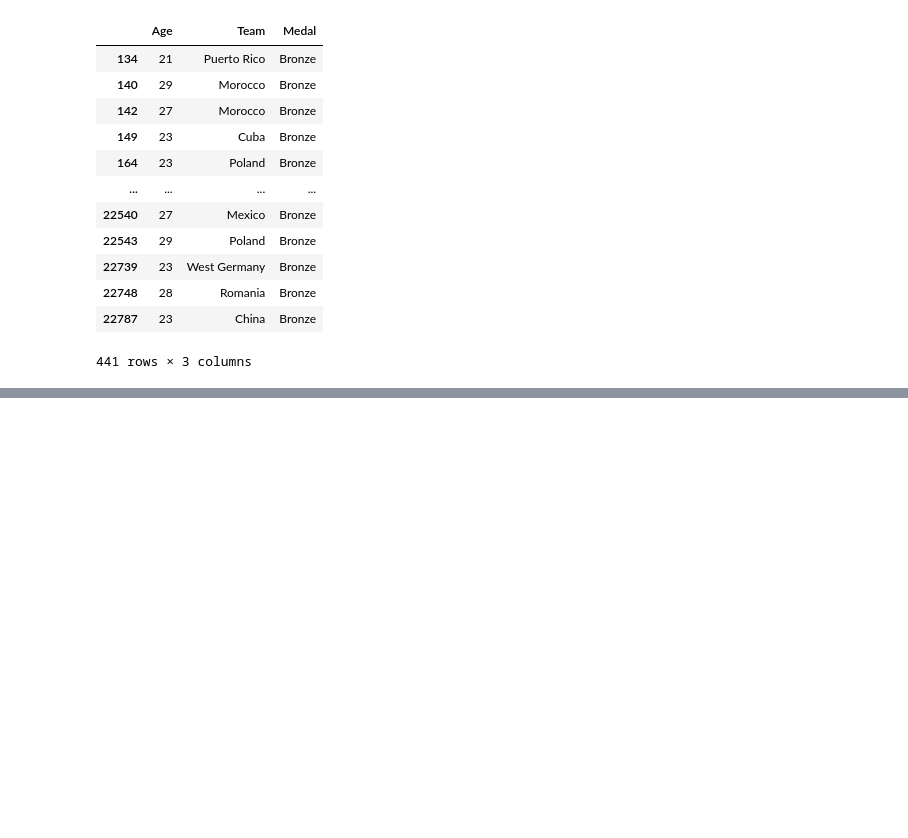
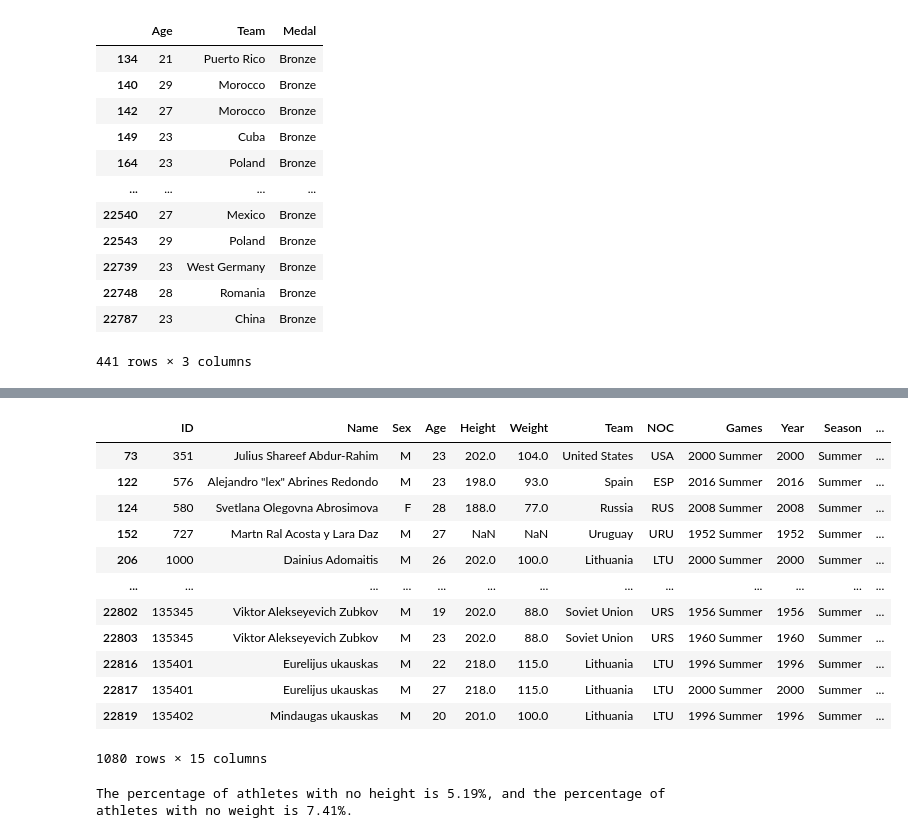
Before and after one commit to Andreas-Svensson/Databehandling-Project, a Jupyter notebook: upp_2.ipynb, the cells around one changed output, grey strips where cells are left out. Cells and saved outputs as stored; diff of their text form; code cells hidden in the pictures; blank space fills up the shorter version.

Commit message:
df_basketball

```diff
--- a/upp_2.ipynb
+++ b/upp_2.ipynb
@@ -288,0 +335,3 @@ fig.show()
+# %%
+df_basketball = df_sports[df_sports["Sport"] == "Basketball"]
+df_basketball.head()
@@ -288,0 +345,27 @@ fig.show()
+# %%
+# remove all nan rows in the Medal column
+df_basketball = df_basketball[df_basketball["Medal"].notna()]
+df_basketball
+# %% [output]
+|  | ID | Name | Sex | Age | Height | Weight | Team | NOC | Games | Year | Season | ... |
+| 73 | 351 | Julius Shareef Abdur-Rahim | M | 23 | 202.0 | 104.0 | United States | USA | 2000 Summer | 2000 | Summer | ... |
+| 122 | 576 | Alejandro "lex" Abrines Redondo | M | 23 | 198.0 | 93.0 | Spain | ESP | 2016 Summer | 2016 | Summer | ... |
+| 124 | 580 | Svetlana Olegovna Abrosimova | F | 28 | 188.0 | 77.0 | Russia | RUS | 2008 Summer | 2008 | Summer | ... |
+| 152 | 727 | Martn Ral Acosta y Lara Daz | M | 27 | NaN | NaN | Uruguay | URU | 1952 Summer | 1952 | Summer | ... |
+| 206 | 1000 | Dainius Adomaitis | M | 26 | 202.0 | 100.0 | Lithuania | LTU | 2000 Summer | 2000 | Summer | ... |
+| ... | ... | ... | ... | ... | ... | ... | ... | ... | ... | ... | ... | ... |
+| 22802 | 135345 | Viktor Alekseyevich Zubkov | M | 19 | 202.0 | 88.0 | Soviet Union | URS | 1956 Summer | 1956 | Summer | ... |
+| 22803 | 135345 | Viktor Alekseyevich Zubkov | M | 23 | 202.0 | 88.0 | Soviet Union | URS | 1960 Summer | 1960 | Summer | ... |
+| 22816 | 135401 | Eurelijus ukauskas | M | 22 | 218.0 | 115.0 | Lithuania | LTU | 1996 Summer | 1996 | Summer | ... |
+| 22817 | 135401 | Eurelijus ukauskas | M | 27 | 218.0 | 115.0 | Lithuania | LTU | 2000 Summer | 2000 | Summer | ... |
+| 22819 | 135402 | Mindaugas ukauskas | M | 20 | 201.0 | 100.0 | Lithuania | LTU | 1996 Summer | 1996 | Summer | ... |
+1080 rows × 15 columns
+# %%
+# how many nan values in height and weight?
+height_basketball = df_basketball["Height"].isnull().sum()
+weight_basketball = df_basketball["Weight"].isnull().sum()
+no_height_percentage = round(height_basketball / len(df_basketball) * 100, 2)
+no_weight_percentage = round(weight_basketball / len(df_basketball) * 100, 2)
+print(f"The percentage of athletes with no height is {no_height_percentage}%, and the percentage of athletes with no weight is {no_weight_percentage}%.")
+# %% [output]
+The percentage of athletes with no height is 5.19%, and the percentage of athletes with no weight is 7.41%.
```
Also changed, not shown: parts of 8 cells of this notebook.
